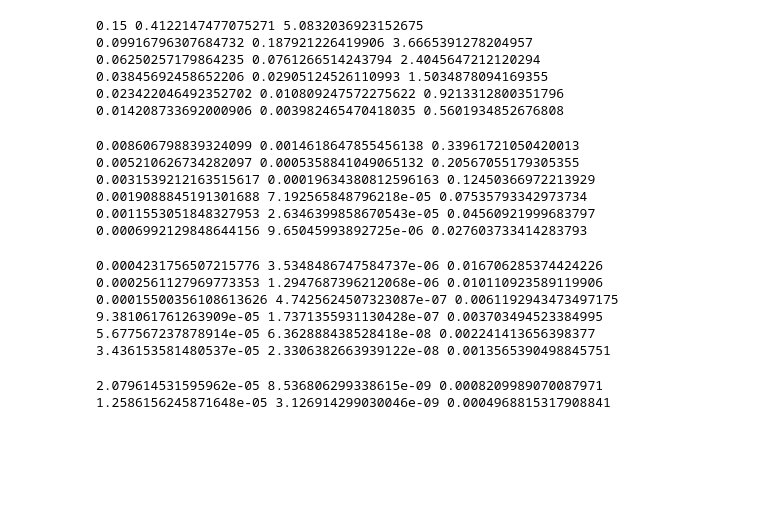
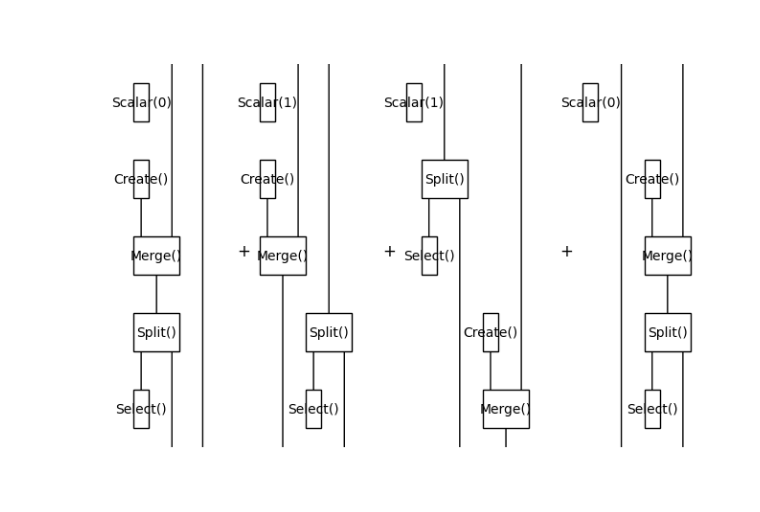
Before and after one commit to daydream6728/discopy, a Jupyter notebook: docs/notebooks/optyx/bosonic-vqe.ipynb, the cells around one changed output. Cells and saved outputs as stored; diff of their text form; code cells hidden in the pictures; blank space fills up the shorter version.

Commit message:
improve bosonic notebook

```diff
--- a/docs/notebooks/optyx/bosonic-vqe.ipynb
+++ b/docs/notebooks/optyx/bosonic-vqe.ipynb
@@ -11,0 +26,9 @@ expectation = circuit >> observable >> circuit.dagger()
+# %%
+# Linear bosonic hamiltonians
+
+H = [[0, 1], [1, 0]] # Hermitian matrix
+
+hamiltonian = Scalar(H[0][0]) @ (create >> annil) @ Id(1) + Scalar(H[0][1]) @ create @ annil + Scalar(H[1][0]) @ annil @ create + Scalar(H[1][1]) @ Id(1) @ (create >> annil)
+hamiltonian.draw()
+# %% [output]
+[figure, added]
@@ -41,26 +75,5 @@ def optimize(x0):
 # %%
-optimize(0.15)
+optimize([0.4, 0.9])
-# %% [output]
-0.15 0.4122147477075271 5.0832036923152675
-0.09916796307684732 0.187921226419906 3.6665391278204957
-0.06250257179864235 0.0761266514243794 2.4045647212120294
-0.03845692458652206 0.02905124526110993 1.5034878094169355
-0.023422046492352702 0.010809247572275622 0.9213312800351796
-0.014208733692000906 0.003982465470418035 0.5601934852676808
-0.008606798839324099 0.0014618647855456138 0.33961721050420013
-0.005210626734282097 0.0005358841049065132 0.20567055179305355
-0.0031539212163515617 0.00019634380812596163 0.12450366972213929
-0.0019088845191301688 7.192565848796218e-05 0.07535793342973734
-0.0011553051848327953 2.6346399858670543e-05 0.04560921999683797
-0.0006992129848644156 9.65045993892725e-06 0.027603733414283793
-0.0004231756507215776 3.5348486747584737e-06 0.016706285374424226
-0.0002561127969773353 1.2947687396212068e-06 0.010110923589119906
-0.00015500356108613626 4.7425624507323087e-07 0.0061192943473497175
-9.381061761263909e-05 1.7371355931130428e-07 0.003703494523384995
-5.677567237878914e-05 6.362888438528418e-08 0.002241413656398377
-3.436153581480537e-05 2.3306382663939122e-08 0.0013565390498845751
-2.079614531595962e-05 8.536806299338615e-09 0.0008209989070087971
-1.2586156245871648e-05 3.126914299030046e-09 0.0004968815317908841
 # %%
 import matplotlib.pyplot as plt
 
```
Also changed, not shown: parts of 9 cells of this notebook.
